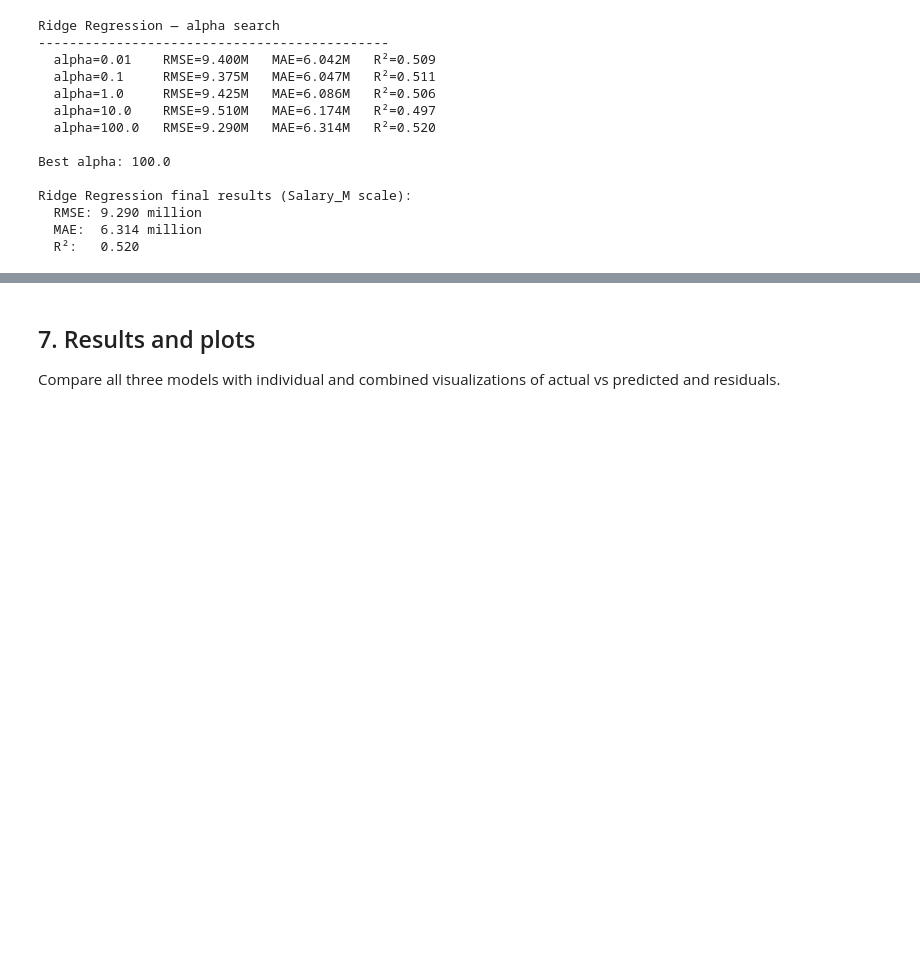
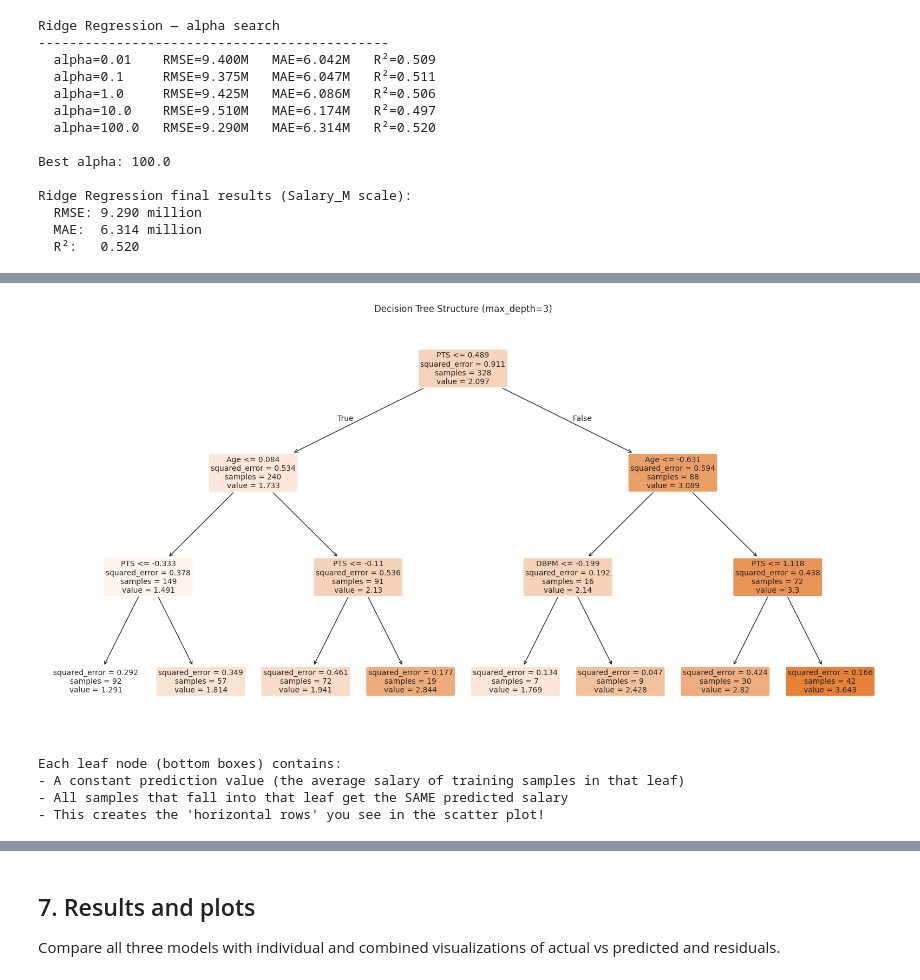
Before and after one commit to Brett-Dowling/NBAsalaryPredictor, a Jupyter notebook: baseline_salary_prediction.ipynb, the cells around one changed output, grey strips where cells are left out. Cells and saved outputs as stored; diff of their text form; code cells hidden in the pictures; blank space fills up the shorter version.

```diff
--- a/baseline_salary_prediction.ipynb
+++ b/baseline_salary_prediction.ipynb
@@ -215,0 +271,24 @@ Ridge Regression final results (Salary_M scale):
+# %%
+# Let's also visualize the actual decision tree structure
+from sklearn.tree import plot_tree
+
+plt.figure(figsize=(20, 10))
+plot_tree(dt_model,
+          feature_names=feature_columns,
+          filled=True,
+          rounded=True,
+          fontsize=10,
+          max_depth=3)
+plt.title("Decision Tree Structure (max_depth=3)")
+plt.show()
+
+print("\nEach leaf node (bottom boxes) contains:")
+print("- A constant prediction value (the average salary of training samples in that leaf)")
+print("- All samples that fall into that leaf get the SAME predicted salary")
+print("- This creates the 'horizontal rows' you see in the scatter plot!")
+# %% [output]
+[figure, added]
+Each leaf node (bottom boxes) contains:
+- A constant prediction value (the average salary of training samples in that leaf)
+- All samples that fall into that leaf get the SAME predicted salary
+- This creates the 'horizontal rows' you see in the scatter plot!
```
Also changed, not shown: parts of 12 cells of this notebook, 1 other file.
